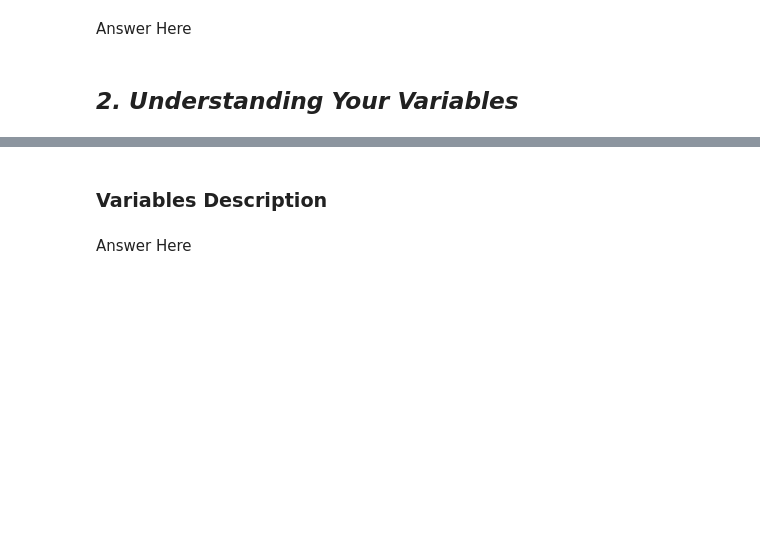
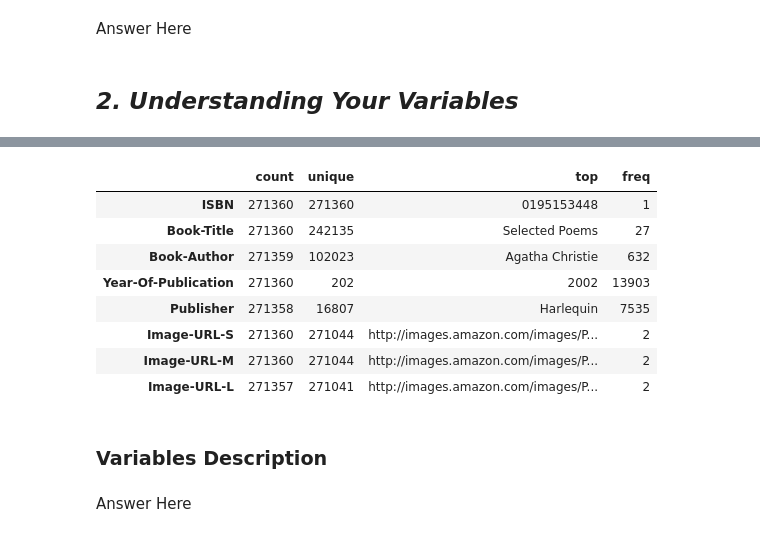
Before and after one commit to Asif-Ansari-bbl/Book-Recommendation-System, a Jupyter notebook: Book_Recommendatio_System.ipynb, the cells around one changed output, grey strips where cells are left out. Saved outputs shown, nothing was run; the diff lists cells and outputs as text; code cells hidden in the pictures; blank space fills up the shorter version.

```diff
--- a/Book_Recommendatio_System.ipynb
+++ b/Book_Recommendatio_System.ipynb
@@ -215,3 +257,16 @@ Answer Here
+# %%
+# Book Dataset Describe
+book_df.describe().T
+# %% [output]
+|  | count | unique | top | freq |
+| ISBN | 271360 | 271360 | 0195153448 | 1 |
+| Book-Title | 271360 | 242135 | Selected Poems | 27 |
+| Book-Author | 271359 | 102023 | Agatha Christie | 632 |
+| Year-Of-Publication | 271360 | 202 | 2002 | 13903 |
+| Publisher | 271358 | 16807 | Harlequin | 7535 |
+| Image-URL-S | 271360 | 271044 | http://images.amazon.com/images/P... | 2 |
+| Image-URL-M | 271360 | 271044 | http://images.amazon.com/images/P... | 2 |
+| Image-URL-L | 271357 | 271041 | http://images.amazon.com/images/P... | 2 |
 # %% [markdown]
 ### Variables Description
 # %% [markdown]
```
Also changed, not shown: parts of 13 cells of this notebook.
